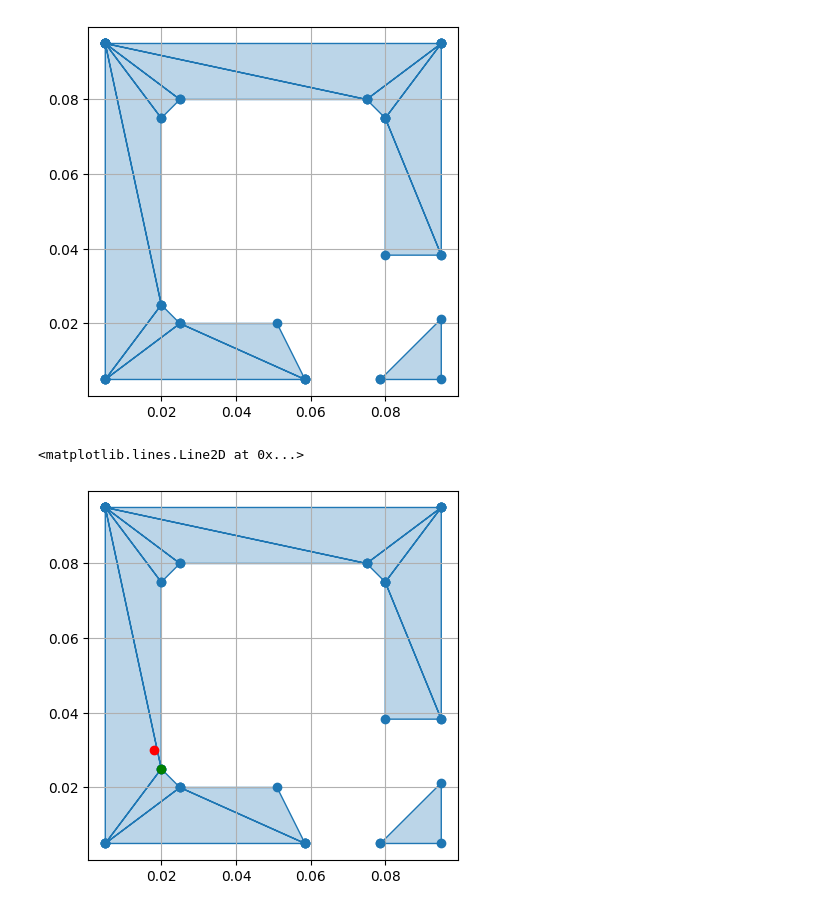
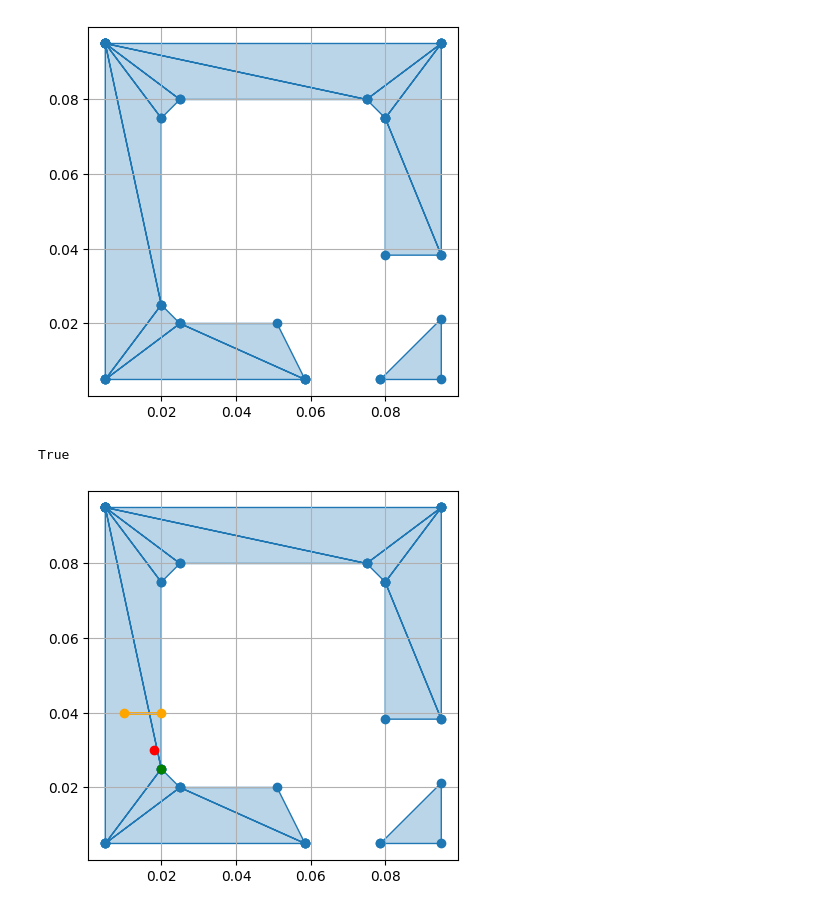
Before and after one commit to erick-tcsder/crisis-crowd-simulation, a Jupyter notebook: backend/navmesh_test.ipynb, the cells around one changed output. Drawn from its saved outputs; the diff is of its cells as text; code cells hidden in the pictures.

```diff
--- a/backend/navmesh_test.ipynb
+++ b/backend/navmesh_test.ipynb
@@ -56,15 +56,19 @@ plot_polygon(navmesh)
 # %%
 original_p = Point(.018, .03)
 p,inside,border=approx_navmesh(nv,original_p)
 
 fig=plt.figure()
 
 plot_polygon(navmesh)
 plot_points(original_p, color='red')
 plot_points(p,color='green')
+
+l=LineString([(.01,0.04),(.02,.04)])
+plot_line(l,color='orange')
+l.within(real)
 # %% [output]
-<matplotlib.lines.Line2D at 0x...>
+True
-[figure, old version]
+[figure, new version]
 # %%
 start=Point(.01,.005)
 end=Point(.09,.04)
```
Also changed, not shown: parts of 1 cell of this notebook, 1 other file.
